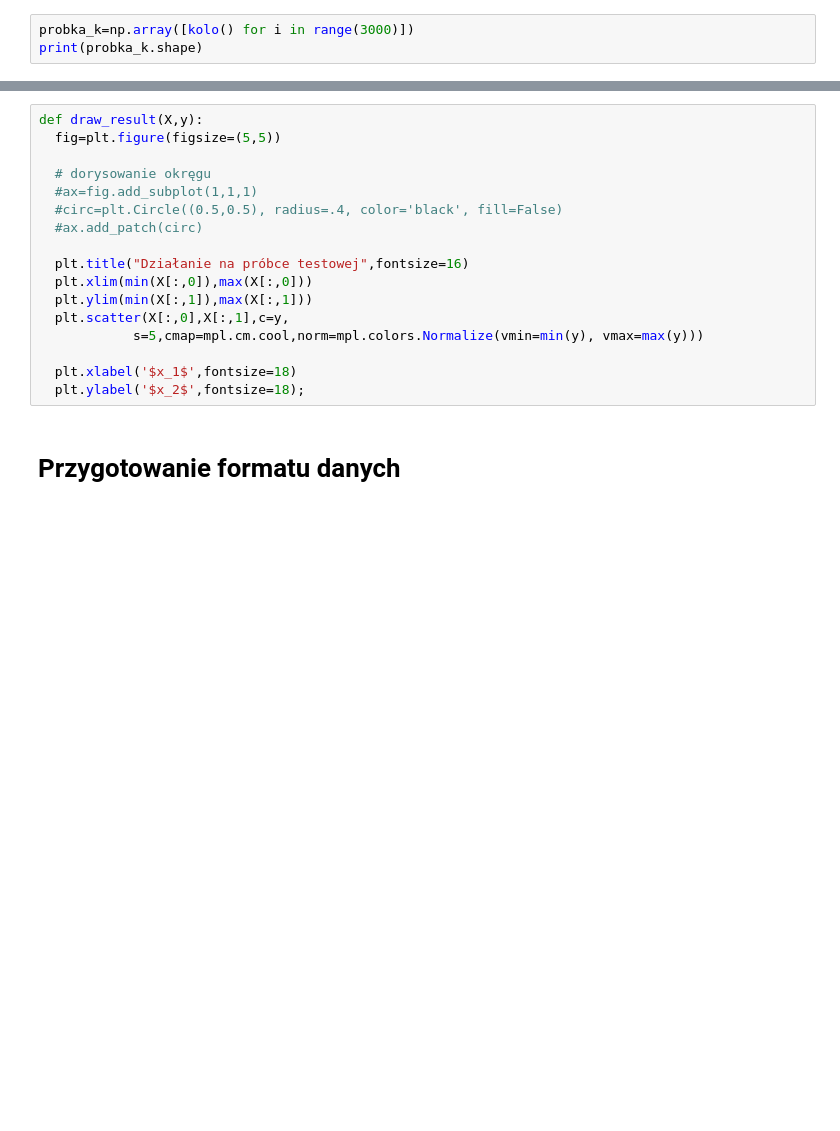
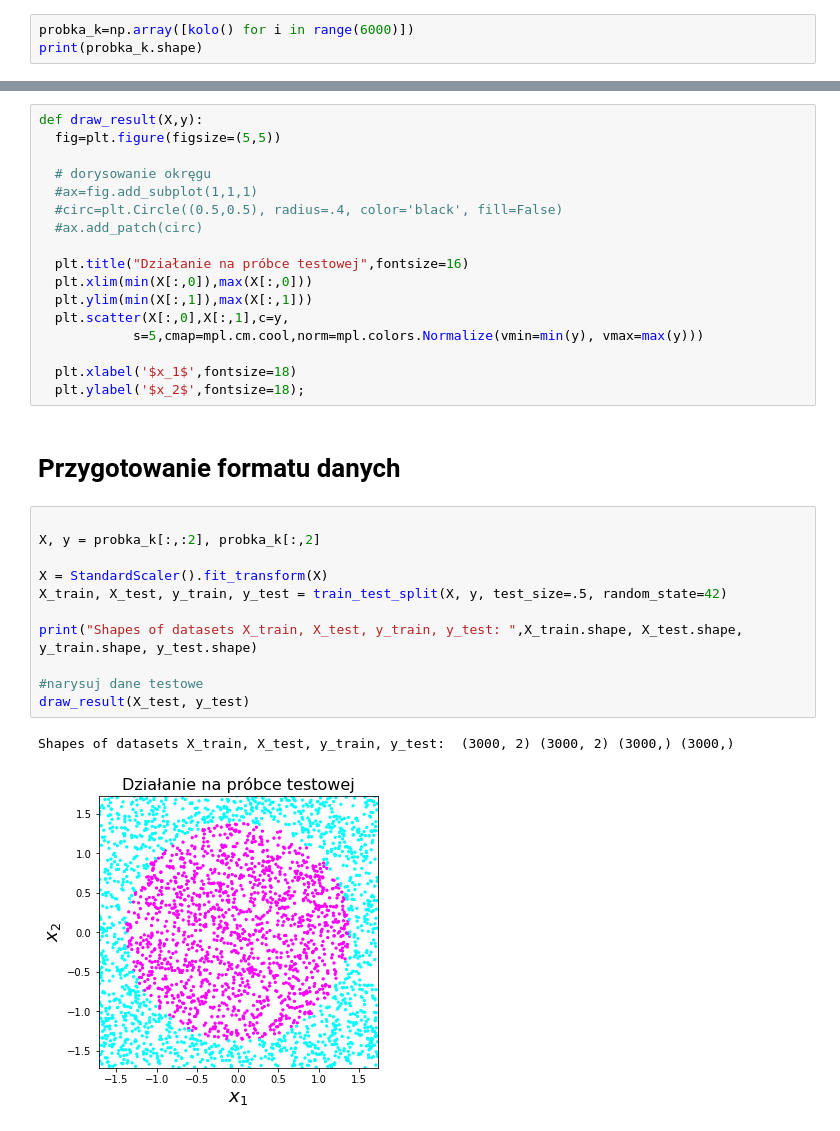
Before and after one commit to marcinwolter/DeepLearning_2020, a Jupyter notebook: cwiczenia_1a.ipynb, the cells around one changed output, grey strips where cells are left out. Cells and saved outputs as stored; diff of their text form; blank space fills up the shorter version.

```diff
--- a/cwiczenia_1a.ipynb
+++ b/cwiczenia_1a.ipynb
@@ -334,6 +337,6 @@ from sklearn.neural_network import MLPClassifier
 # %% [markdown]
 # `Przygotowanie danych`
 # %%
-probka_k=np.array([kolo() for i in range(3000)])
+probka_k=np.array([kolo() for i in range(6000)])
 print(probka_k.shape)
 # %% [output]
@@ -359,3 +362,17 @@ def draw_result(X,y):
   plt.ylabel('$x_2$',fontsize=18);
 # %% [markdown]
 # Przygotowanie formatu danych
+# %%
+
+X, y = probka_k[:,:2], probka_k[:,2]
+
+X = StandardScaler().fit_transform(X)
+X_train, X_test, y_train, y_test = train_test_split(X, y, test_size=.5, random_state=42)
+
+print("Shapes of datasets X_train, X_test, y_train, y_test: ",X_train.shape, X_test.shape, y_train.shape, y_test.shape)
+
+#narysuj dane testowe
+draw_result(X_test, y_test)
+# %% [output]
+Shapes of datasets X_train, X_test, y_train, y_test:  (3000, 2) (3000, 2) (3000,) (3000,)
+[figure, added]
```
Also changed, not shown: parts of 12 cells of this notebook.
